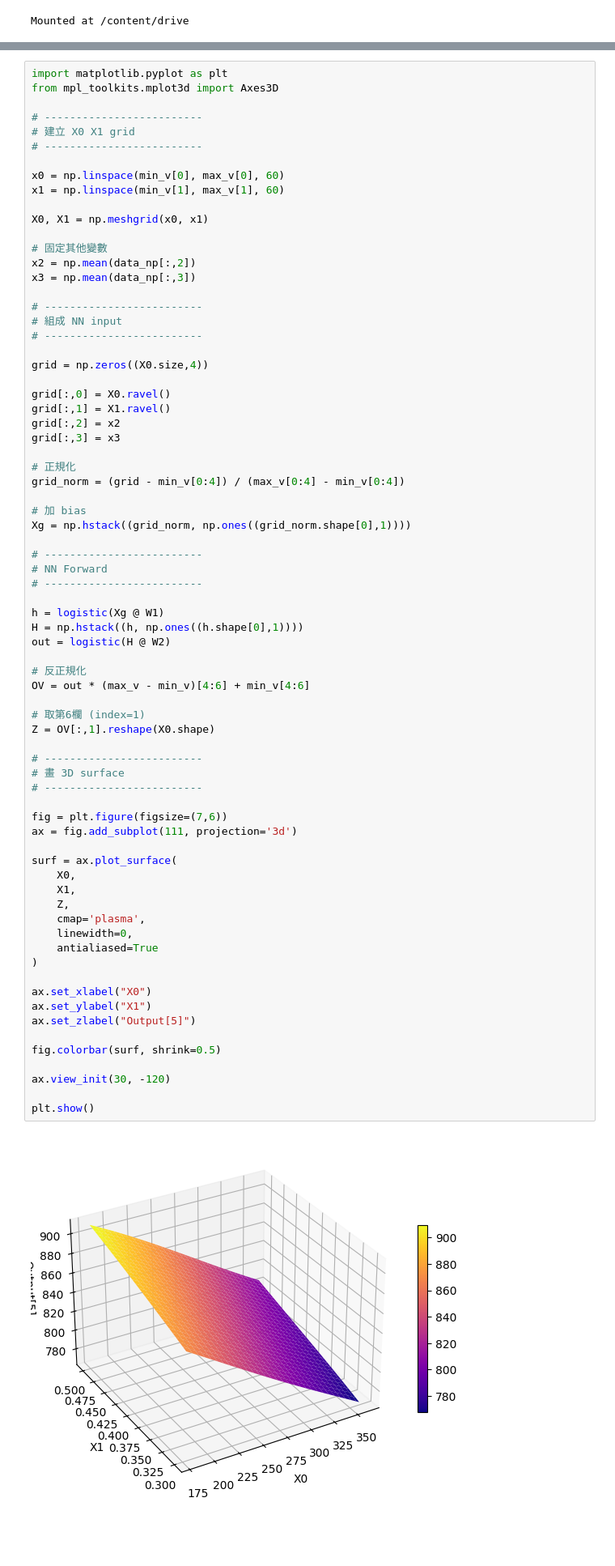
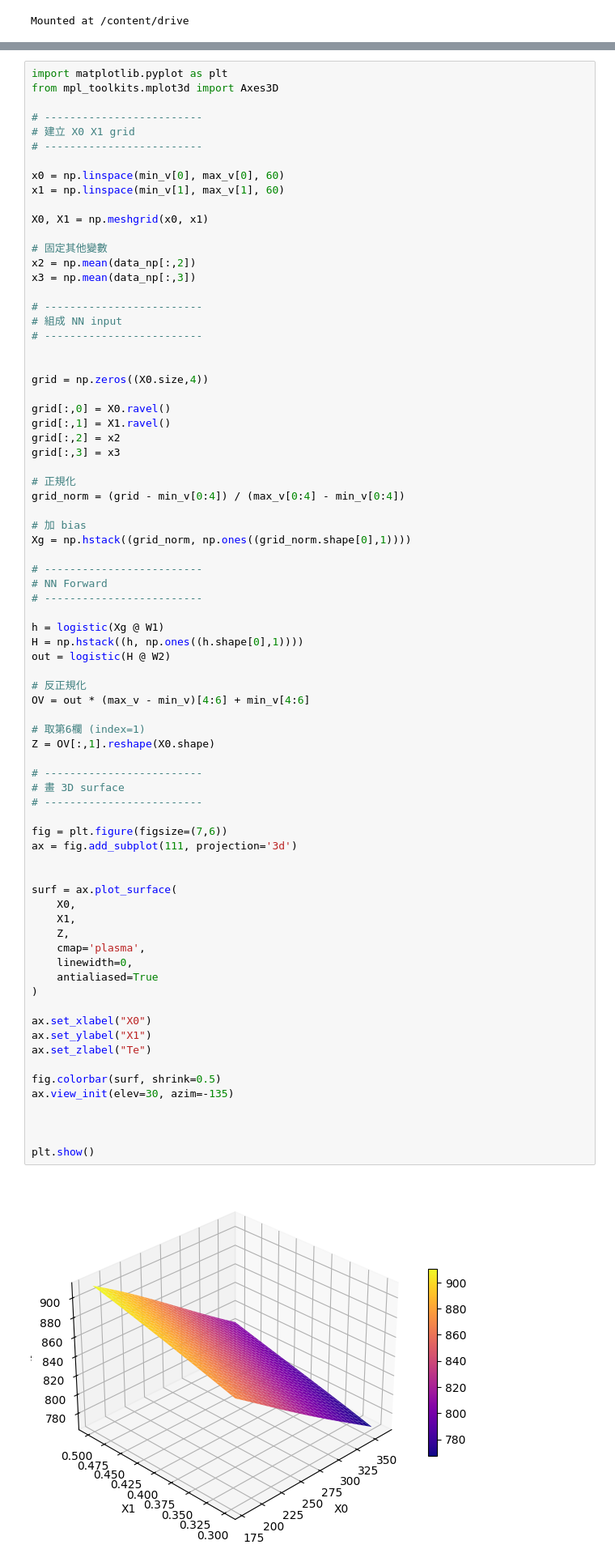
Before and after one commit to husthorng/Backpropagation_NN, a Jupyter notebook: ANN_new_1141.ipynb, the cells around one changed output, grey strips where cells are left out. Shown at 81% size. Cells and saved outputs as stored; diff of their text form; blank space fills up the shorter version.

```diff
--- a/ANN_new_1141.ipynb
+++ b/ANN_new_1141.ipynb
@@ -182,6 +252,7 @@ x3 = np.mean(data_np[:,3])
 # -------------------------
 # 組成 NN input
 # -------------------------
+
 
 grid = np.zeros((X0.size,4))
 
@@ -207,33 +278,35 @@ out = logistic(H @ W2)
 # 反正規化
 OV = out * (max_v - min_v)[4:6] + min_v[4:6]
 
 # 取第6欄 (index=1)
 Z = OV[:,1].reshape(X0.shape)
 
 # -------------------------
 # 畫 3D surface
 # -------------------------
 
 fig = plt.figure(figsize=(7,6))
 ax = fig.add_subplot(111, projection='3d')
 
+
 surf = ax.plot_surface(
     X0,
     X1,
     Z,
     cmap='plasma',
     linewidth=0,
     antialiased=True
 )
 
 ax.set_xlabel("X0")
 ax.set_ylabel("X1")
-ax.set_zlabel("Output[5]")
+ax.set_zlabel("Te")
 
 fig.colorbar(surf, shrink=0.5)
+ax.view_init(elev=30, azim=-135)
 
-ax.view_init(30, -120)
+
 
 plt.show()
 # %% [output]
-[figure, old version]
+[figure, new version]
```
Also changed, not shown: parts of 19 cells of this notebook.
